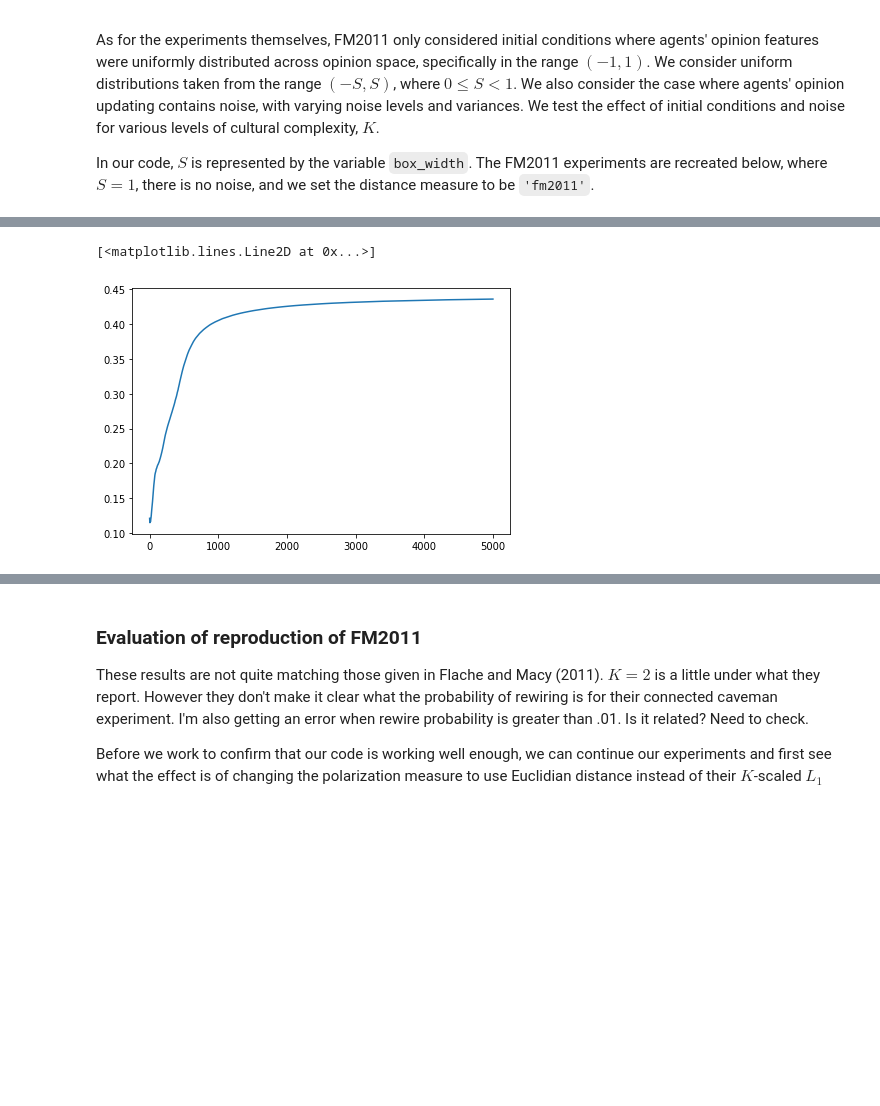
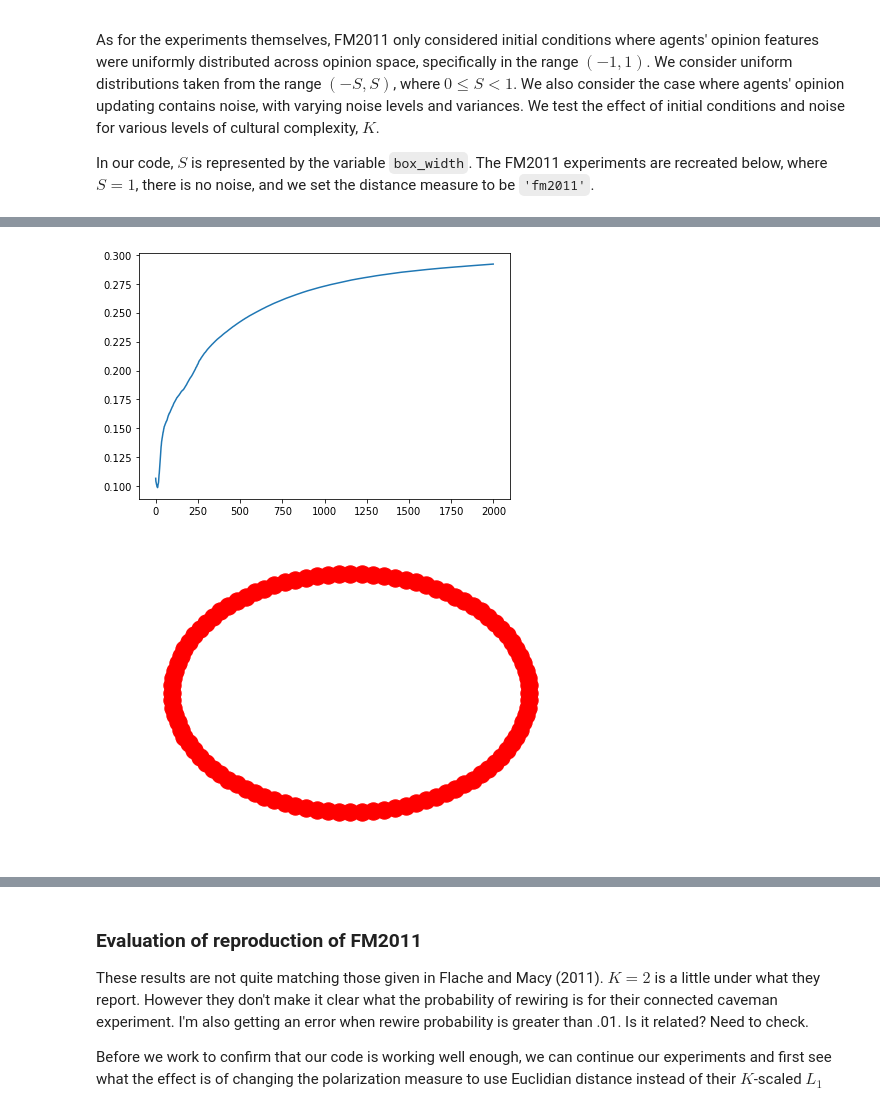
Before and after one commit to mt-digital/polarization, a Jupyter notebook: Experiment Examples.ipynb, the cells around one changed output, grey strips where cells are left out. Cells and saved outputs as stored; diff of their text form; code cells hidden in the pictures; blank space fills up the shorter version.

```diff
--- a/Experiment Examples.ipynb
+++ b/Experiment Examples.ipynb
@@ -25,14 +25,16 @@ n_per_cave = 5
 
 # Set up experiment.
 experiment = BoxedCavesExperiment(
-    n_caves, n_per_cave, S, K=K, rewire_prob=0.2
+    n_caves, n_per_cave, S, K=K
 )
 # experiment.setup(add_cxn_prob=0.01)
 # Iterate 1000 times. Polarization is saved for each iteration.
-experiment.iterate(5000, noise_level=noise_level)
+experiment.iterate(2000, noise_level=noise_level)
 
 h = experiment.history['polarization']
 t = [el[0] for el in h]
 polarization = [el[1] for el in h]
 plt.plot(t, polarization)
+plt.figure()
+nx.draw_circular(experiment.network.graph)
 # %% [output]
@@ -41,2 +42,2 @@ plt.plot(t, polarization)
-[<matplotlib.lines.Line2D at 0x...>]
-[figure, old version]
+[figure, new version]
+[figure, added]
```
Also changed, not shown: parts of 8 cells of this notebook, 4 other files.
